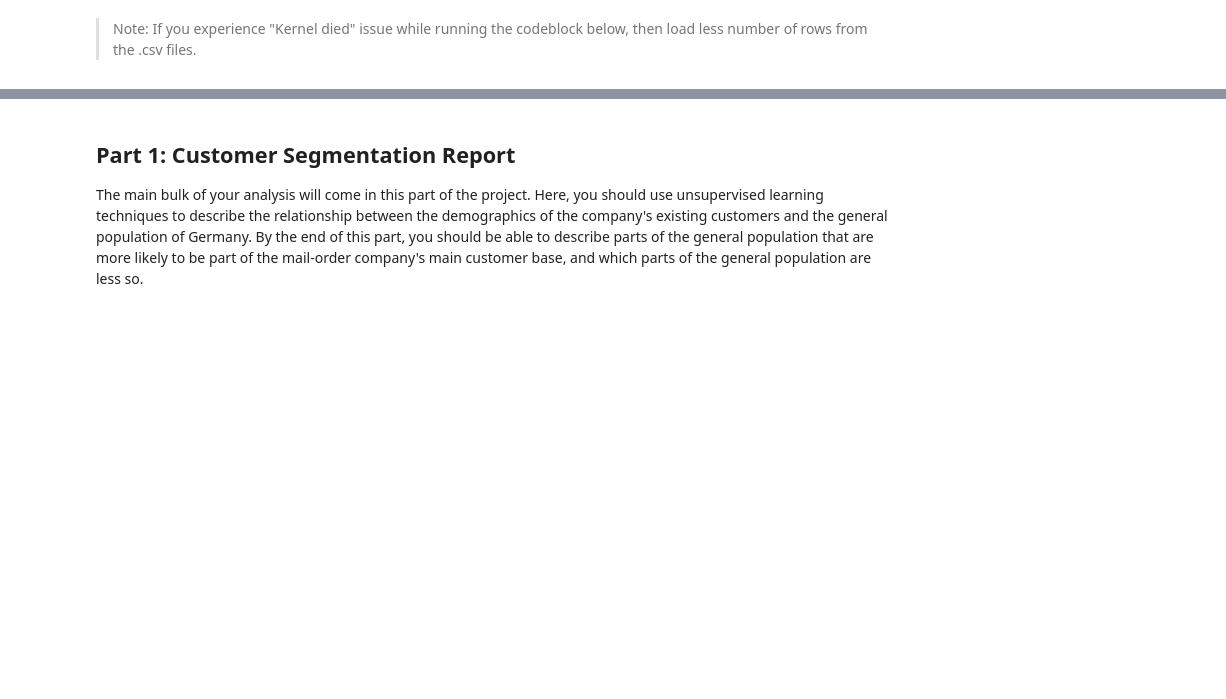
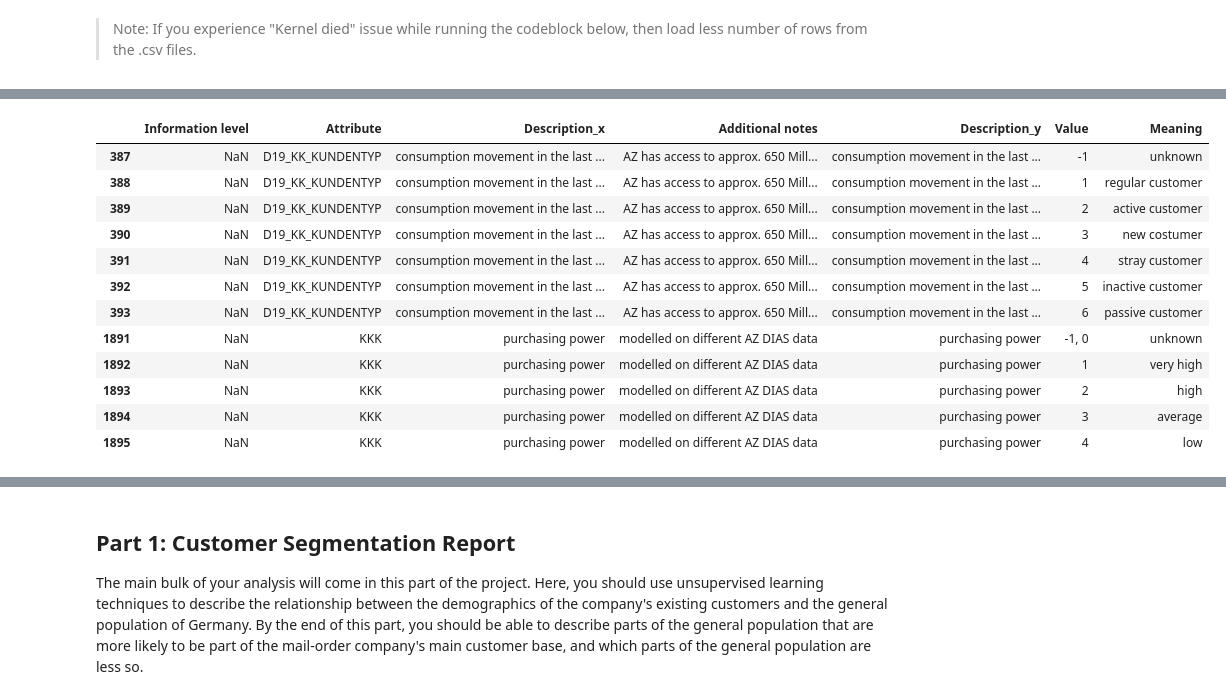
Before and after one commit to mohanadelemary/bertelsmann-arvato-customer-segmentation, a Jupyter notebook: Arvato Project Workbook.ipynb, the cells around one changed output, grey strips where cells are left out. Cells and saved outputs as stored; diff of their text form; code cells hidden in the pictures; blank space fills up the shorter version.

Commit message:
Performed initial data cleaning over the attribute-value dictionary

```diff
--- a/Arvato Project Workbook.ipynb
+++ b/Arvato Project Workbook.ipynb
@@ -119,0 +166,8 @@ customers = pd.read_csv('data/Udacity_CUSTOMERS_052018.csv', sep=';')
+# %%
+# Columns Attribute & Description seem to have the key values at their first row.
+# Subsequent rows contain the other values possible for the same attribute.
+# Therefore we simply need to forward-fill these columns
+
+columns_to_fill = ['Attribute', 'Description']
+attributes_values[columns_to_fill] = attributes_values[columns_to_fill].fillna(method='ffill')
+attributes_values.head()
@@ -119,0 +181,6 @@ customers = pd.read_csv('data/Udacity_CUSTOMERS_052018.csv', sep=';')
+# %%
+# Setting up the proper column names for info
+
+info.columns = info.iloc[0]    # Set first row as header
+info = info[1:].reset_index(drop=True)   # Drop the first row and reset index
+info.head()
@@ -119,0 +194,6 @@ customers = pd.read_csv('data/Udacity_CUSTOMERS_052018.csv', sep=';')
+# %%
+# Removing the Null column at the beginning of the attributes_values df
+
+attributes_values = attributes_values.iloc[:, 1:]
+info = info.iloc[:, 1:]
+attributes_values.head()
@@ -119,0 +207,5 @@ customers = pd.read_csv('data/Udacity_CUSTOMERS_052018.csv', sep=';')
+# %%
+# Joining both df's into a single df on the attribute column
+
+attributes = info.merge(attributes_values, how='outer', on='Attribute')
+attributes.head()
@@ -119,0 +469,21 @@ customers = pd.read_csv('data/Udacity_CUSTOMERS_052018.csv', sep=';')
+# %%
+# Create a mask that checks for substring containment
+mask = attributes.apply(lambda row: row.astype(str).str.contains('kk', case=False, na=False).any(), axis=1)
+
+# Use the mask with query
+result = attributes[mask]
+result
+# %% [output]
+|  | Information level | Attribute | Description_x | Additional notes | Description_y | Value | Meaning |
+| 387 | NaN | D19_KK_KUNDENTYP | consumption movement in the last ... | AZ has access to approx. 650 Mill... | consumption movement in the last ... | -1 | unknown |
+| 388 | NaN | D19_KK_KUNDENTYP | consumption movement in the last ... | AZ has access to approx. 650 Mill... | consumption movement in the last ... | 1 | regular customer |
+| 389 | NaN | D19_KK_KUNDENTYP | consumption movement in the last ... | AZ has access to approx. 650 Mill... | consumption movement in the last ... | 2 | active customer |
+| 390 | NaN | D19_KK_KUNDENTYP | consumption movement in the last ... | AZ has access to approx. 650 Mill... | consumption movement in the last ... | 3 | new costumer |
+| 391 | NaN | D19_KK_KUNDENTYP | consumption movement in the last ... | AZ has access to approx. 650 Mill... | consumption movement in the last ... | 4 | stray customer |
+| 392 | NaN | D19_KK_KUNDENTYP | consumption movement in the last ... | AZ has access to approx. 650 Mill... | consumption movement in the last ... | 5 | inactive customer |
+| 393 | NaN | D19_KK_KUNDENTYP | consumption movement in the last ... | AZ has access to approx. 650 Mill... | consumption movement in the last ... | 6 | passive customer |
+| 1891 | NaN | KKK | purchasing power | modelled on different AZ DIAS data | purchasing power | -1, 0 | unknown |
+| 1892 | NaN | KKK | purchasing power | modelled on different AZ DIAS data | purchasing power | 1 | very high |
+| 1893 | NaN | KKK | purchasing power | modelled on different AZ DIAS data | purchasing power | 2 | high |
+| 1894 | NaN | KKK | purchasing power | modelled on different AZ DIAS data | purchasing power | 3 | average |
+| 1895 | NaN | KKK | purchasing power | modelled on different AZ DIAS data | purchasing power | 4 | low |
```
Also changed, not shown: parts of 37 cells of this notebook.
